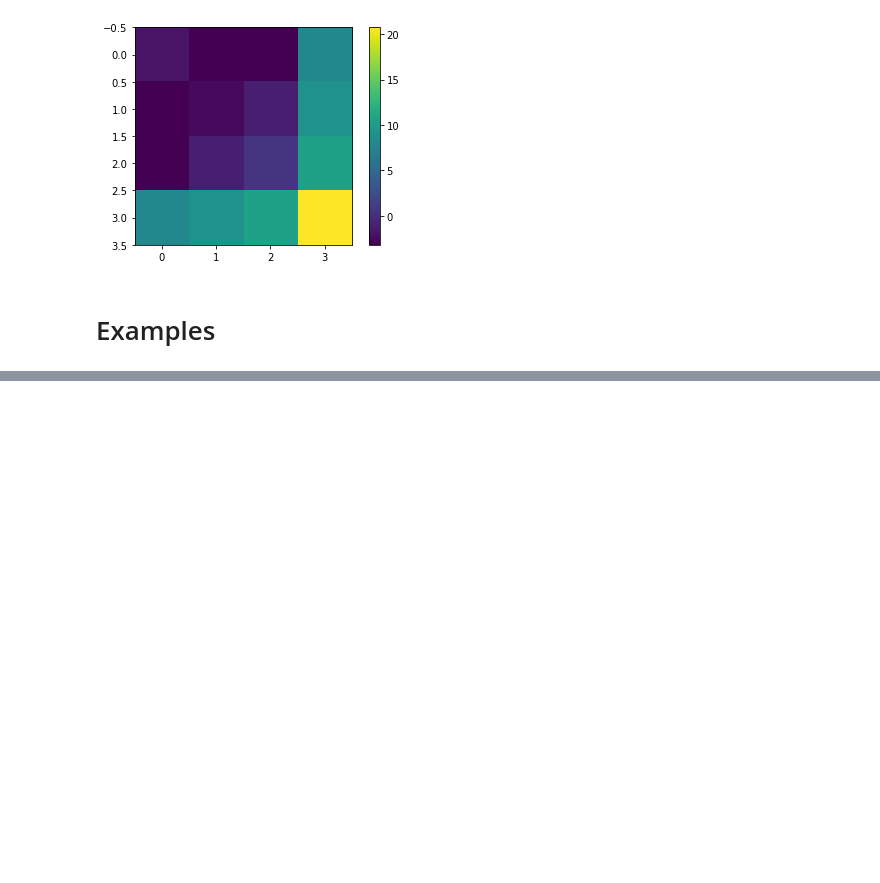
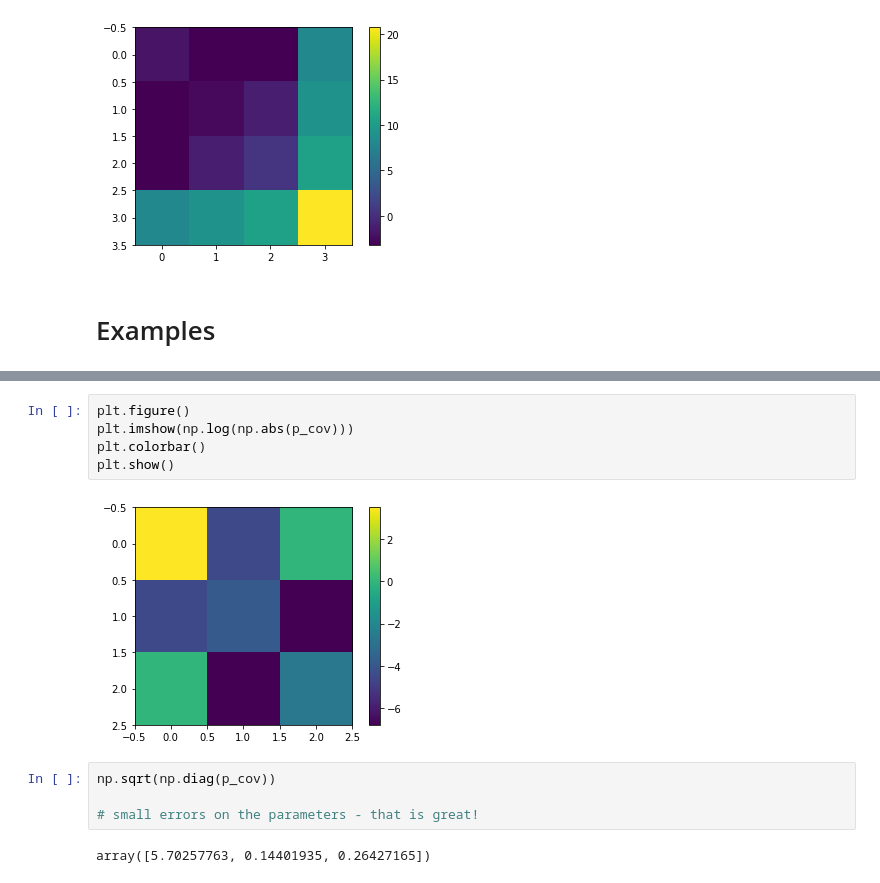
Before and after one commit to amirhdre/DSP-udemy, a Jupyter notebook: curvefit.ipynb, the cells around one changed output, grey strips where cells are left out. Drawn from its saved outputs; the diff is of its cells as text; blank space fills up the shorter version.

```diff
--- a/curvefit.ipynb
+++ b/curvefit.ipynb
@@ -133,0 +182,13 @@ plt.show()
+# %%
+plt.figure()
+plt.imshow(np.log(np.abs(p_cov)))
+plt.colorbar()
+plt.show()
+# %% [output]
+[figure, added]
+# %%
+np.sqrt(np.diag(p_cov))
+
+# small errors on the parameters - that is great!
+# %% [output]
+array([5.70257763, 0.14401935, 0.26427165])
```
Also changed, not shown: parts of 6 cells of this notebook.
